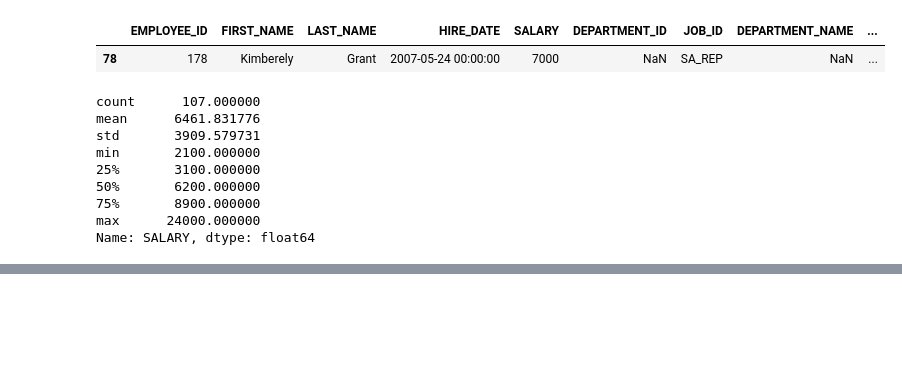
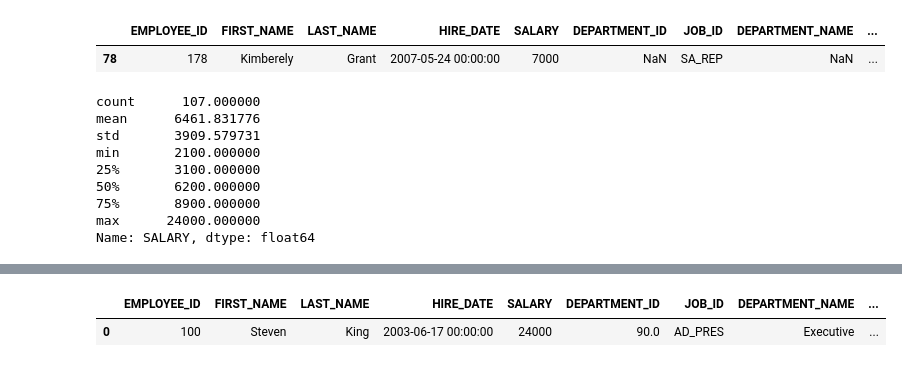
Before and after one commit to danhdlvn/tryBinder, a Jupyter notebook: khtn/p2test/p2test.ipynb, the cells around one changed output, grey strips where cells are left out. Cells and saved outputs as stored; diff of their text form; code cells hidden in the pictures; blank space fills up the shorter version.

```diff
--- a/khtn/p2test/p2test.ipynb
+++ b/khtn/p2test/p2test.ipynb
@@ -150,3 +150,9 @@ emp[emp['SALARY'] > emp['SALARY'].mean()].sort_values(by=['DEPARTMENT_NAME','SAL
 | 7 | 110 | John | Chen | 2005-09-28 00:00:00 | 8200 | 100.0 | FI_ACCOUNT | Finance | ... |
 | 8 | 112 | Jose Manuel | Urman | 2006-03-07 00:00:00 | 7800 | 100.0 | FI_ACCOUNT | Finance | ... |
 | 9 | 111 | Ismael | Sciarra | 2005-09-30 00:00:00 | 7700 | 100.0 | FI_ACCOUNT | Finance | ... |
+# %%
+# 12 Cho biết nhân viên có lương lớn nhất, nhân viên có lương nhỏ nhất
+pemp[emp['SALARY'] == emp['SALARY'].max()]
+# %% [output]
+|  | EMPLOYEE_ID | FIRST_NAME | LAST_NAME | HIRE_DATE | SALARY | DEPARTMENT_ID | JOB_ID | DEPARTMENT_NAME | ... |
+| 0 | 100 | Steven | King | 2003-06-17 00:00:00 | 24000 | 90.0 | AD_PRES | Executive | ... |
```
Also changed, not shown: parts of 1 cell of this notebook.
